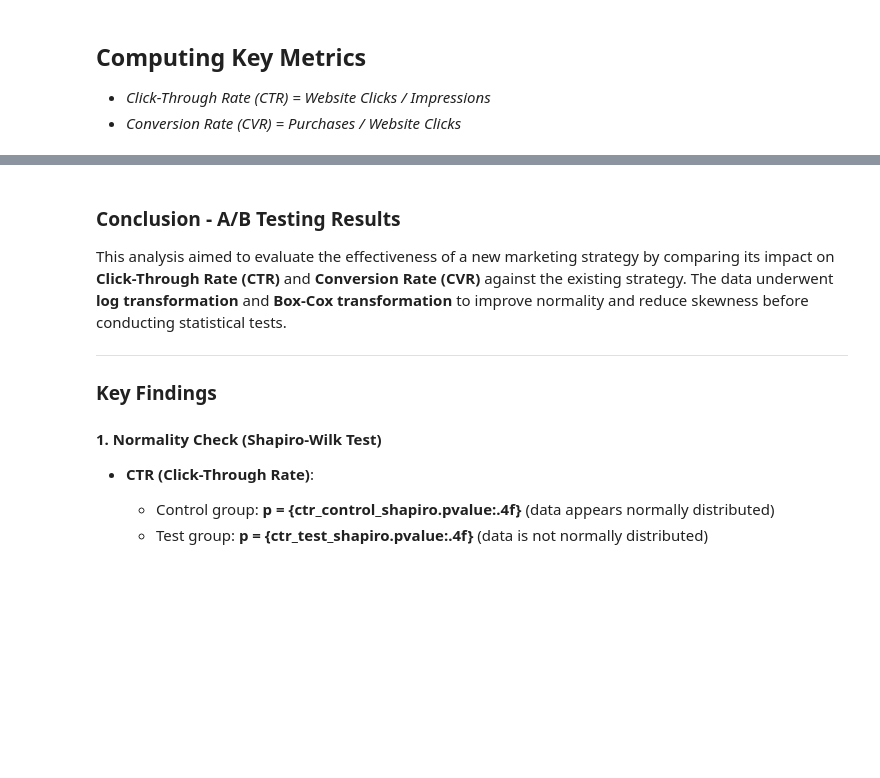
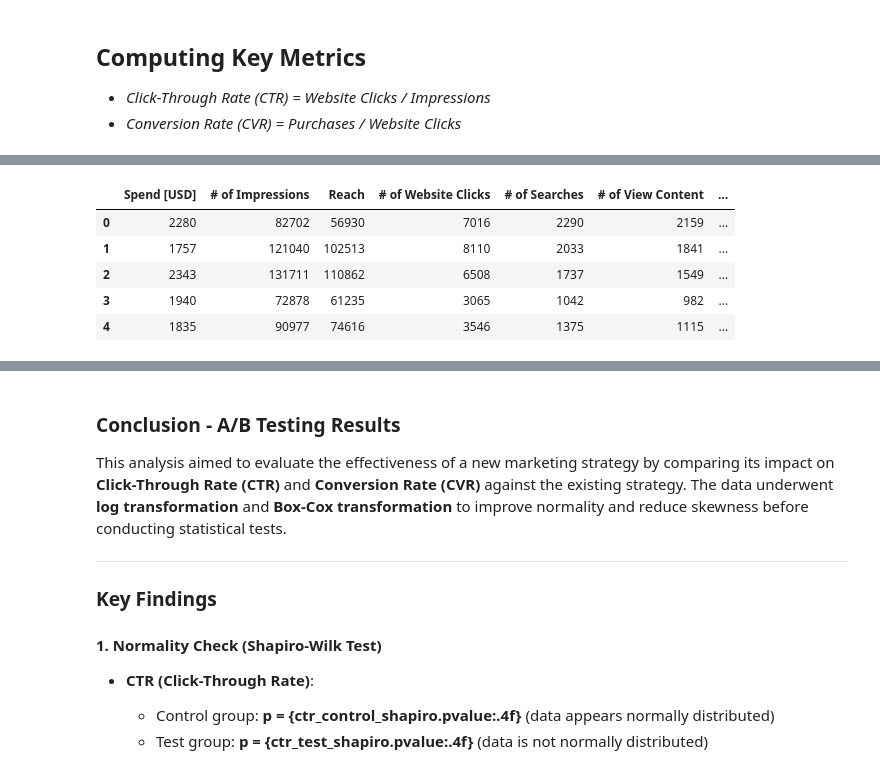
Before and after one commit to thebekhruz/AB_testing, a Jupyter notebook: notebooks/AB_testing.ipynb, the cells around one changed output, grey strips where cells are left out. Saved outputs shown, nothing was run; the diff lists cells and outputs as text; code cells hidden in the pictures; blank space fills up the shorter version.

```diff
--- a/notebooks/AB_testing.ipynb
+++ b/notebooks/AB_testing.ipynb
@@ -117,0 +118,9 @@ else:
+# %%
+control_df.head()
+# %% [output]
+|  | Spend [USD] | # of Impressions | Reach | # of Website Clicks | # of Searches | # of View Content | ... |
+| 0 | 2280 | 82702 | 56930 | 7016 | 2290 | 2159 | ... |
+| 1 | 1757 | 121040 | 102513 | 8110 | 2033 | 1841 | ... |
+| 2 | 2343 | 131711 | 110862 | 6508 | 1737 | 1549 | ... |
+| 3 | 1940 | 72878 | 61235 | 3065 | 1042 | 982 | ... |
+| 4 | 1835 | 90977 | 74616 | 3546 | 1375 | 1115 | ... |
```
Also changed, not shown: parts of 9 cells of this notebook, 7 other files.
